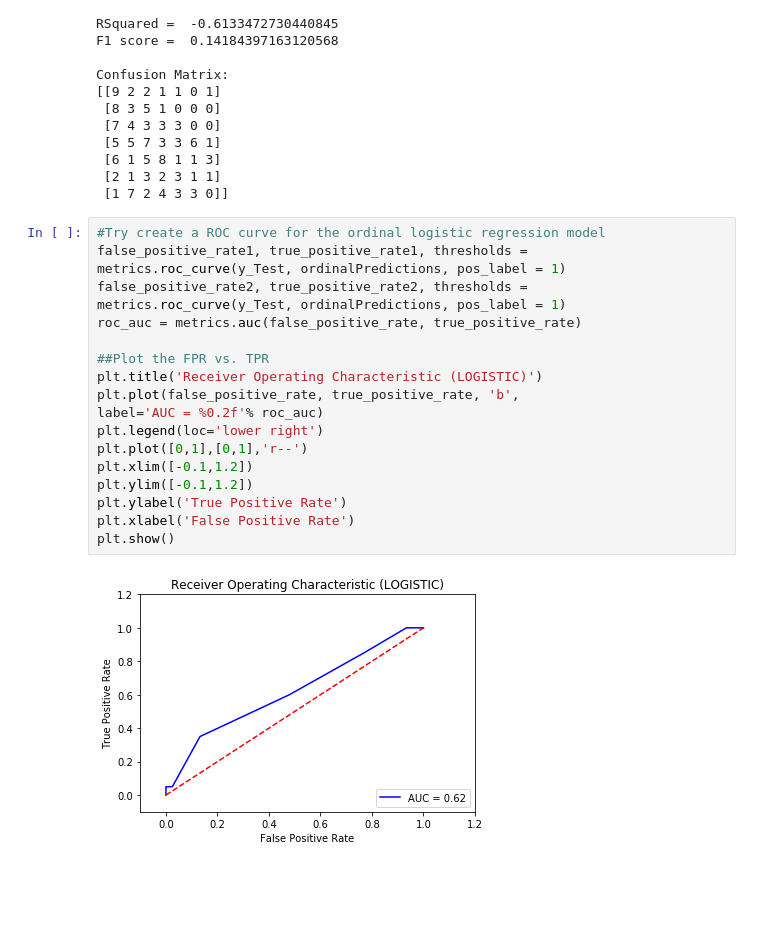
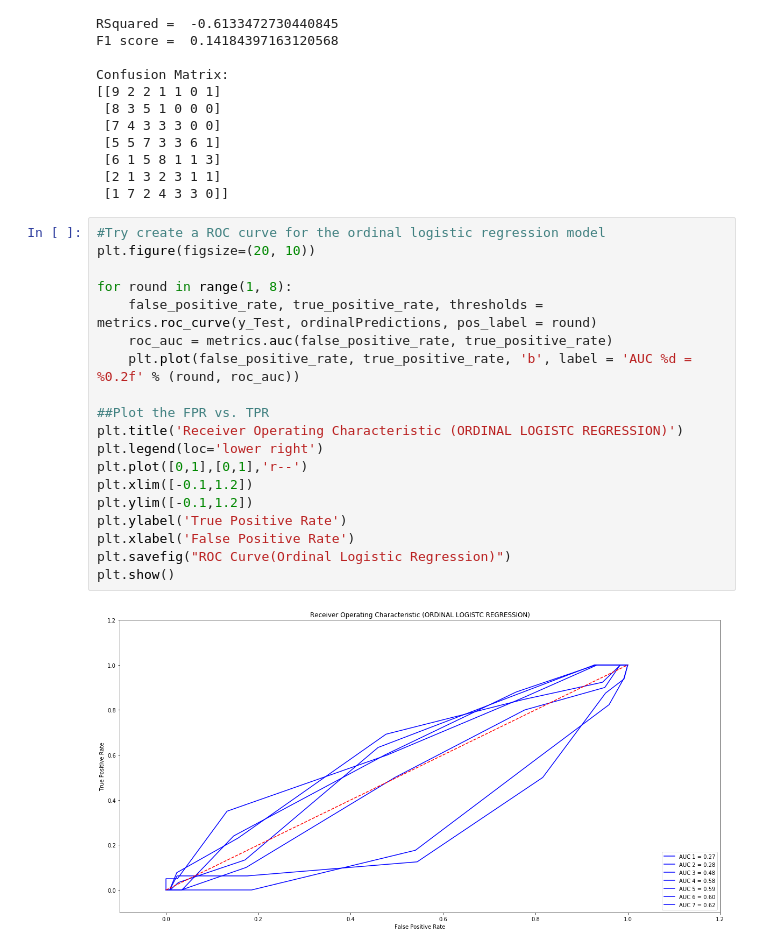
Before and after one commit to Dilan-P/PredictingTheNFLDraft, a Jupyter notebook: Creating a Regression Model.ipynb, the cells around one changed output. Saved outputs shown, nothing was run; the diff lists cells and outputs as text; blank space fills up the shorter version.

Commit message:
Created ROC curve for ordinal logistic regression

```diff
--- a/Creating a Regression Model.ipynb
+++ b/Creating a Regression Model.ipynb
@@ -171,20 +171,22 @@ Confusion Matrix:
  [1 7 2 4 3 3 0]]
 # %%
 #Try create a ROC curve for the ordinal logistic regression model
-false_positive_rate1, true_positive_rate1, thresholds = metrics.roc_curve(y_Test, ordinalPredictions, pos_label = 1)
-false_positive_rate2, true_positive_rate2, thresholds = metrics.roc_curve(y_Test, ordinalPredictions, pos_label = 1)
-roc_auc = metrics.auc(false_positive_rate, true_positive_rate)
+plt.figure(figsize=(20, 10))
+
+for round in range(1, 8):
+    false_positive_rate, true_positive_rate, thresholds = metrics.roc_curve(y_Test, ordinalPredictions, pos_label = round)
+    roc_auc = metrics.auc(false_positive_rate, true_positive_rate)
+    plt.plot(false_positive_rate, true_positive_rate, 'b', label = 'AUC %d = %0.2f' % (round, roc_auc))
 
 ##Plot the FPR vs. TPR
-plt.title('Receiver Operating Characteristic (LOGISTIC)')
-plt.plot(false_positive_rate, true_positive_rate, 'b',
-label='AUC = %0.2f'% roc_auc)
+plt.title('Receiver Operating Characteristic (ORDINAL LOGISTC REGRESSION)')
 plt.legend(loc='lower right')
 plt.plot([0,1],[0,1],'r--')
 plt.xlim([-0.1,1.2])
 plt.ylim([-0.1,1.2])
 plt.ylabel('True Positive Rate')
 plt.xlabel('False Positive Rate')
+plt.savefig("ROC Curve(Ordinal Logistic Regression)")
 plt.show()
 # %% [output]
-[figure, old version]
+[figure, new version]
```
Also changed, not shown: 2 other files.
